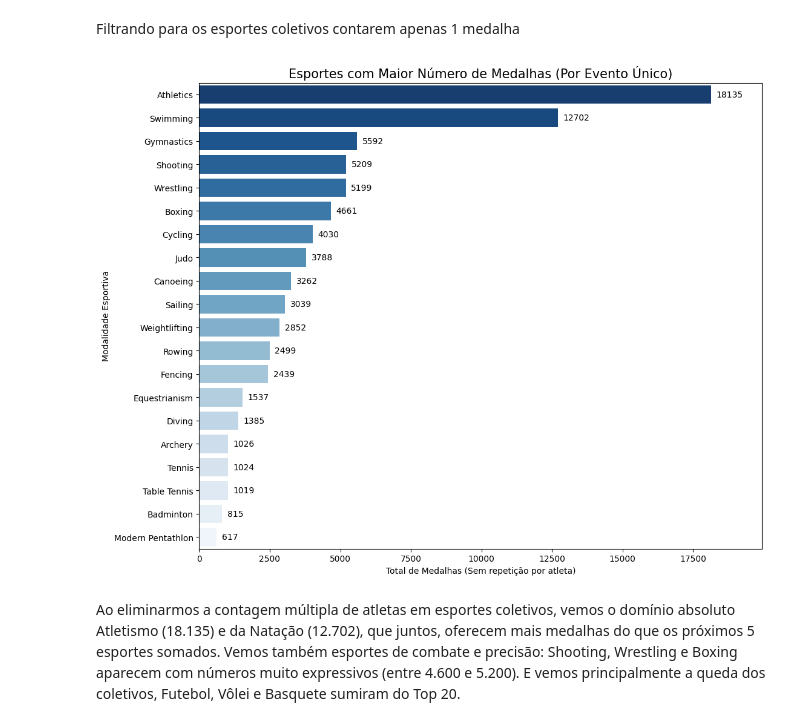
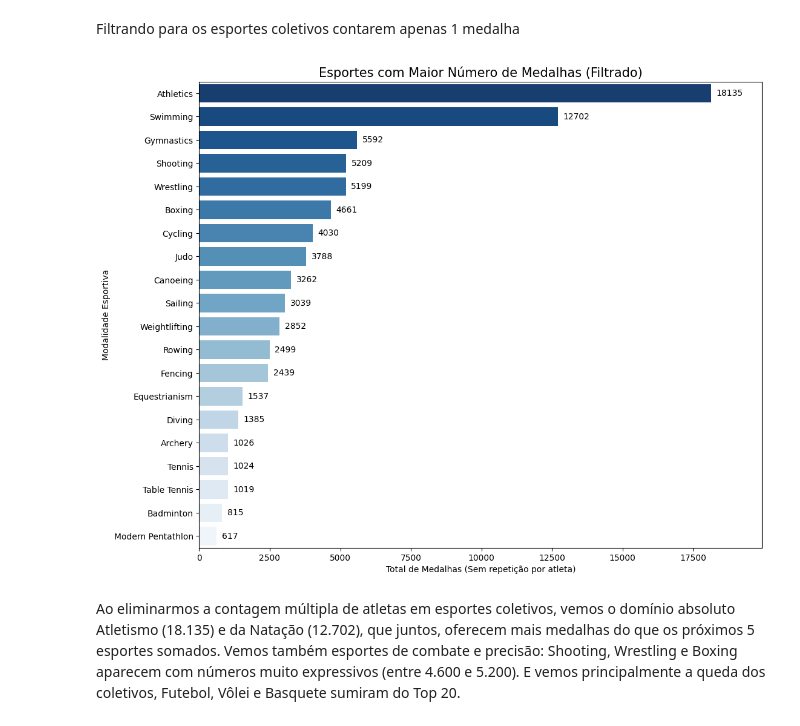
Before and after one commit to ClaraCaldas/Projeto-ICD, a Jupyter notebook: RELATORIO.ipynb, the cells around one changed output. Cells and saved outputs as stored; diff of their text form; code cells hidden in the pictures.

```diff
--- a/RELATORIO.ipynb
+++ b/RELATORIO.ipynb
@@ -361,31 +361,31 @@ df_top_20 = df_final_esportes.nlargest(20, 'Medalhas_Unicas')
 # %%
 plt.figure(figsize=(12, 10))
 ax = sns.barplot(data=df_top_20,
                 x='Medalhas_Unicas',
                 y='Sport',
                 hue='Sport',
                 palette='Blues_r',
                 legend=False)
 
 for p in ax.patches:
     width = p.get_width()
     if width > 0:
         ax.text(width + (df_top_20['Medalhas_Unicas'].max() * 0.01),
                 p.get_y() + p.get_height() / 2,
                 f'{int(width)}',
                 va='center',
                 fontsize=10,
             )
 
-plt.title('Esportes com Maior Número de Medalhas (Por Evento Único)', fontsize=15)
+plt.title('Esportes com Maior Número de Medalhas (Filtrado)', fontsize=15)
 plt.xlabel('Total de Medalhas (Sem repetição por atleta)')
 plt.ylabel('Modalidade Esportiva')
 
 plt.xlim(0, df_top_20['Medalhas_Unicas'].max() * 1.1)
 
 plt.show()
 # %% [output]
-[figure, old version]
+[figure, new version]
 # %% [markdown]
 Ao eliminarmos a contagem múltipla de atletas em esportes coletivos, vemos o domínio absoluto  Atletismo (18.135) e da Natação (12.702), que juntos, oferecem mais medalhas do que os próximos 5 esportes somados. Vemos também esportes de combate e precisão: Shooting, Wrestling e Boxing aparecem com números muito expressivos (entre 4.600 e 5.200). E vemos principalmente a queda dos coletivos, Futebol, Vôlei e Basquete sumiram do Top 20.
 # %% [markdown]
```
Also changed, not shown: parts of 5 cells of this notebook.
